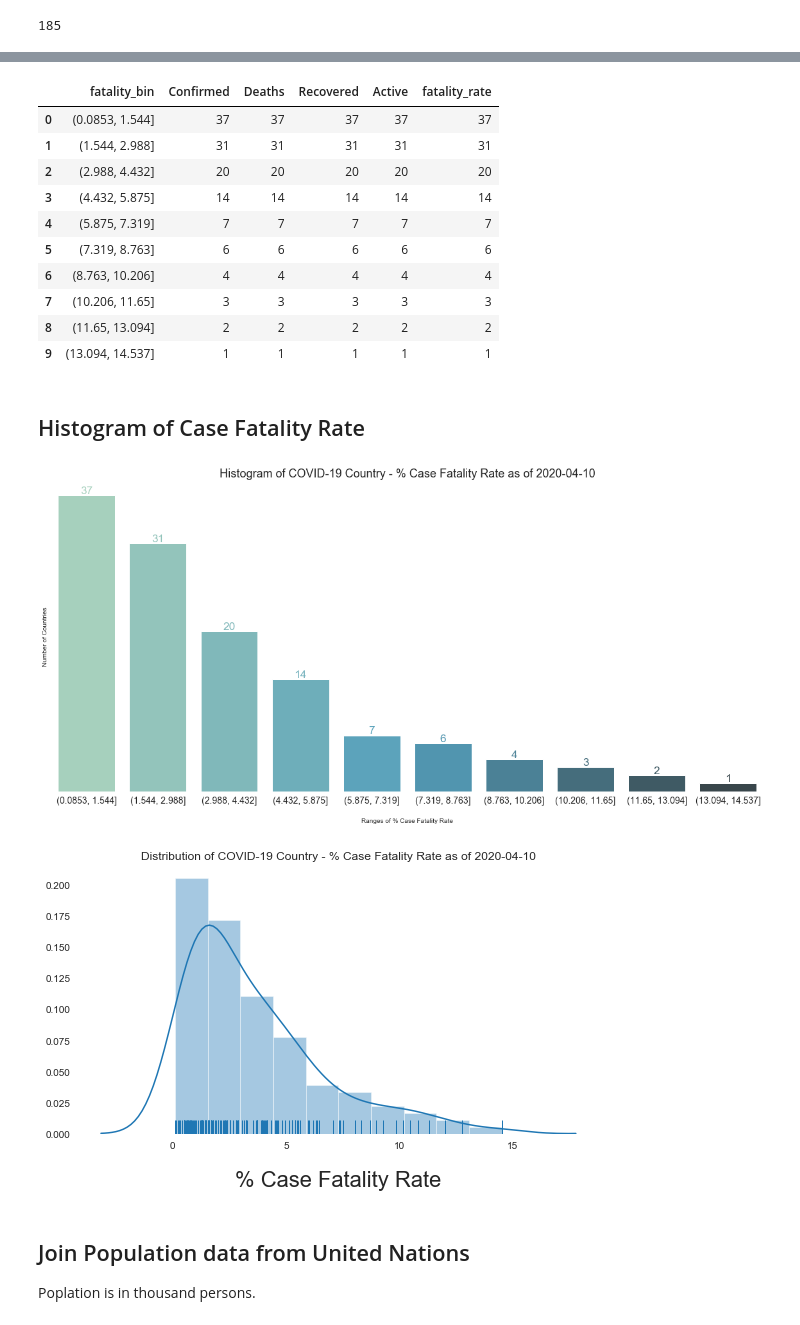
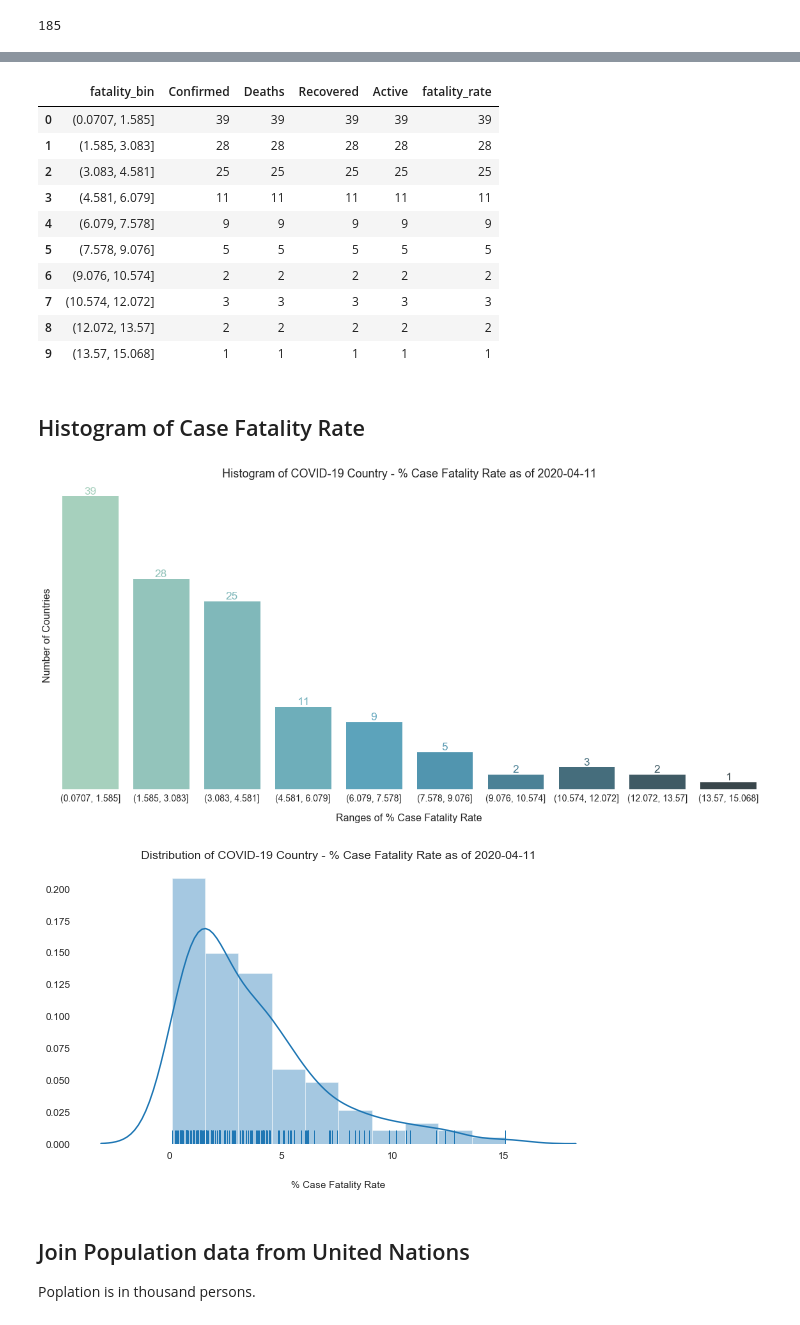
Before and after one commit to nnworkspace/covid19-insight, a Jupyter notebook: covid19-insight.ipynb, the cells around one changed output, grey strips where cells are left out. Drawn from its saved outputs; the diff is of its cells as text; code cells hidden in the pictures.

```diff
--- a/covid19-insight.ipynb
+++ b/covid19-insight.ipynb
@@ -19,7 +19,7 @@ matplotlib version:  3.1.3
 pandas version:  1.0.3
 numpy version:  1.18.1
 # %%
-dateStr = '2020-04-10'
+dateStr = '2020-04-11'
 
 covid_daily_df = pd.read_csv("data/{}.csv".format(dateStr))
 
@@ -298,16 +298,16 @@ df_counts
 # I'd like to see the content of each bin, what to do?
 # %% [output]
 |  | fatality_bin | Confirmed | Deaths | Recovered | Active | fatality_rate |
-| 0 | (0.0853, 1.544] | 37 | 37 | 37 | 37 | 37 |
-| 1 | (1.544, 2.988] | 31 | 31 | 31 | 31 | 31 |
-| 2 | (2.988, 4.432] | 20 | 20 | 20 | 20 | 20 |
-| 3 | (4.432, 5.875] | 14 | 14 | 14 | 14 | 14 |
-| 4 | (5.875, 7.319] | 7 | 7 | 7 | 7 | 7 |
-| 5 | (7.319, 8.763] | 6 | 6 | 6 | 6 | 6 |
-| 6 | (8.763, 10.206] | 4 | 4 | 4 | 4 | 4 |
-| 7 | (10.206, 11.65] | 3 | 3 | 3 | 3 | 3 |
-| 8 | (11.65, 13.094] | 2 | 2 | 2 | 2 | 2 |
-| 9 | (13.094, 14.537] | 1 | 1 | 1 | 1 | 1 |
+| 0 | (0.0707, 1.585] | 39 | 39 | 39 | 39 | 39 |
+| 1 | (1.585, 3.083] | 28 | 28 | 28 | 28 | 28 |
+| 2 | (3.083, 4.581] | 25 | 25 | 25 | 25 | 25 |
+| 3 | (4.581, 6.079] | 11 | 11 | 11 | 11 | 11 |
+| 4 | (6.079, 7.578] | 9 | 9 | 9 | 9 | 9 |
+| 5 | (7.578, 9.076] | 5 | 5 | 5 | 5 | 5 |
+| 6 | (9.076, 10.574] | 2 | 2 | 2 | 2 | 2 |
+| 7 | (10.574, 12.072] | 3 | 3 | 3 | 3 | 3 |
+| 8 | (12.072, 13.57] | 2 | 2 | 2 | 2 | 2 |
+| 9 | (13.57, 15.068] | 1 | 1 | 1 | 1 | 1 |
 # %% [markdown]
 ## Histogram of Case Fatality Rate
 # %%
@@ -326,6 +326,8 @@ f, ax = plt.subplots(figsize=(16, 8))
 # set the title of the plot
 plt.title('Histogram of COVID-19 Country - % Case Fatality Rate as of {}'.format(dateStr),
          size = 18)
+# set the font size of axis
+plt.rcParams["axes.labelsize"] = 16
 
 # plot the count plot
 g = sns.countplot(x = 'fatality_bin', data = fatalities_asc, palette = pal)
@@ -344,15 +346,12 @@ for p in ax.patches:
 # remove the frames
 sns.despine(left=True, bottom=True)
 
-# set the font size of axis
-plt.rcParams["axes.labelsize"] = 22
-
 # remove the value scale on y axis (ticks) and y label
 g.set(yticks = [], ylabel = 'Number of Countries')
 
 # set the x label
 g.set(xlabel = 'Ranges of % Case Fatality Rate')
-ax.xaxis.labelpad = 20
+ax.xaxis.labelpad = 16
 
 # set the x ticks
 g.set_xticklabels(g.get_xticklabels(), size = 14)
@@ -367,7 +366,7 @@ plt.savefig("images/countplot_location-case-fatality-rate_{}.svg".format(dateStr
 # plt.show() must appear last, otherwise it only shows a white canvas.
 plt.show()
 # %% [output]
-[figure, old version]
+[figure, new version]
 # %%
 # set color palette
 # the syntax [::-1] means reverse the order in the palette
@@ -375,34 +374,37 @@ pal = sns.color_palette("GnBu_d", bins)[::-1]
 
 # Initialize the matplotlib figure
 f, ax = plt.subplots(figsize=(8, 5))
 
 # set the title of the plot
 plt.title('Distribution of COVID-19 Country - % Case Fatality Rate as of {}'.format(dateStr))
+
+# set the font size of axis
+plt.rcParams["axes.labelsize"] = 16
 
 # do the distribution plot
 g = sns.distplot(fatalities.fatality_rate, bins = bins, rug = True)
 
 # cosmetics
 sns.despine(left=True, bottom=True)
 
 # set the x label
 g.set(xlabel = '% Case Fatality Rate')
 ax.xaxis.labelpad = 20
 
 # set the font size of axis
 plt.rcParams["axes.labelsize"] = 'medium'
 
 plt.tight_layout()
 
 
 plt.savefig("images/histogram_location-case-fatality-rate_{}-dpi-200.jpg".format(dateStr), format="jpg", dpi = 200)
 # plt.savefig("images/histogram_location-case-fatality-rate_{}-dpi-300.jpg".format(dateStr), format="jpg", dpi = 300)
 plt.savefig("images/histogram_location-case-fatality-rate_{}.svg".format(dateStr), format="svg")
 
 # plt.show() must appear last, otherwise it only shows a white canvas.
 plt.show()
 # %% [output]
-[figure, old version]
+[figure, new version]
 # %% [markdown]
 ## Join Population data from United Nations
 
```
Also changed, not shown: parts of 17 cells of this notebook, 7 other files.
